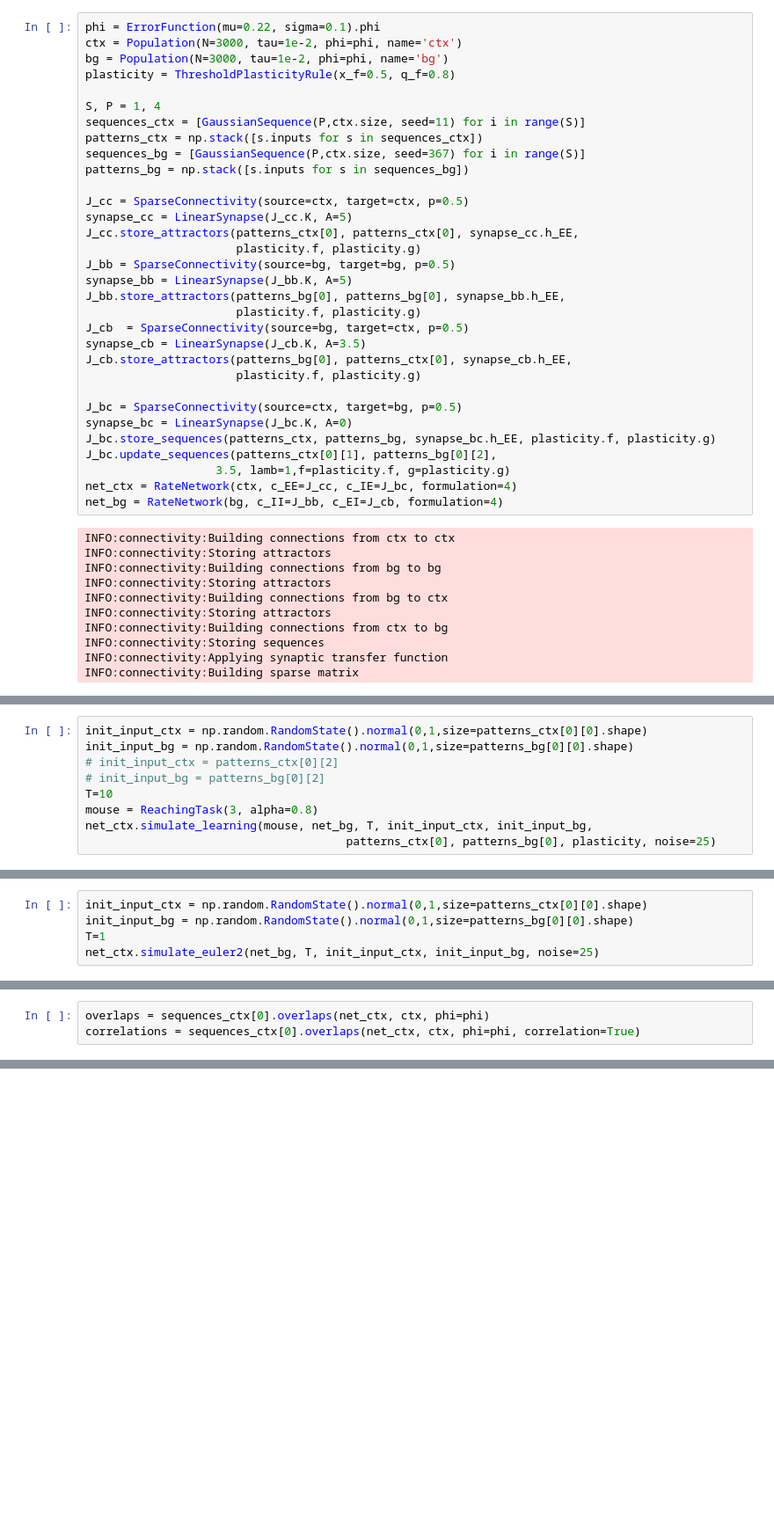
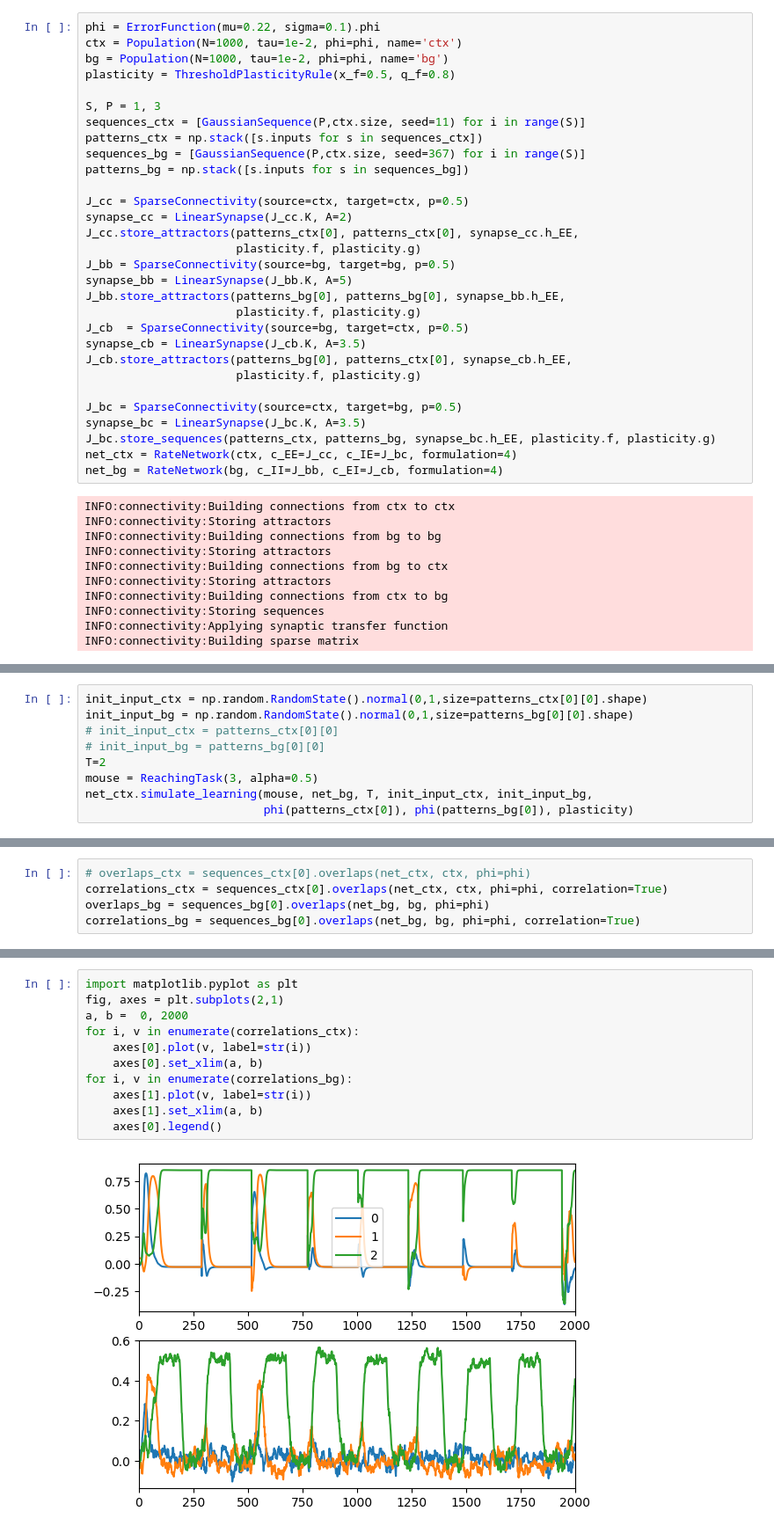
Before and after one commit to jp464/striatal-sequence, a Jupyter notebook: figures/article/1/net2-learning.ipynb, the cells around one changed output, grey strips where cells are left out. Shown at 88% size. Drawn from its saved outputs; the diff is of its cells as text; blank space fills up the shorter version.

```diff
--- a/figures/article/1/net2-learning.ipynb
+++ b/figures/article/1/net2-learning.ipynb
@@ -15,18 +14,18 @@ import matplotlib.pyplot as plt
 logging.basicConfig(level=logging.INFO)
 # %%
 phi = ErrorFunction(mu=0.22, sigma=0.1).phi
-ctx = Population(N=3000, tau=1e-2, phi=phi, name='ctx')
-bg = Population(N=3000, tau=1e-2, phi=phi, name='bg')
+ctx = Population(N=1000, tau=1e-2, phi=phi, name='ctx')
+bg = Population(N=1000, tau=1e-2, phi=phi, name='bg')
 plasticity = ThresholdPlasticityRule(x_f=0.5, q_f=0.8)
 
-S, P = 1, 4
+S, P = 1, 3
 sequences_ctx = [GaussianSequence(P,ctx.size, seed=11) for i in range(S)]
 patterns_ctx = np.stack([s.inputs for s in sequences_ctx])
 sequences_bg = [GaussianSequence(P,ctx.size, seed=367) for i in range(S)]
 patterns_bg = np.stack([s.inputs for s in sequences_bg])
 
 J_cc = SparseConnectivity(source=ctx, target=ctx, p=0.5)
-synapse_cc = LinearSynapse(J_cc.K, A=5)
+synapse_cc = LinearSynapse(J_cc.K, A=2)
 J_cc.store_attractors(patterns_ctx[0], patterns_ctx[0], synapse_cc.h_EE,
                       plasticity.f, plasticity.g)
 J_bb = SparseConnectivity(source=bg, target=bg, p=0.5)
@@ -39,10 +38,8 @@ J_cb.store_attractors(patterns_bg[0], patterns_ctx[0], synapse_cb.h_EE,
                       plasticity.f, plasticity.g)
 
 J_bc = SparseConnectivity(source=ctx, target=bg, p=0.5)
-synapse_bc = LinearSynapse(J_bc.K, A=0)
+synapse_bc = LinearSynapse(J_bc.K, A=3.5)
 J_bc.store_sequences(patterns_ctx, patterns_bg, synapse_bc.h_EE, plasticity.f, plasticity.g)
-J_bc.update_sequences(patterns_ctx[0][1], patterns_bg[0][2],
-                   3.5, lamb=1,f=plasticity.f, g=plasticity.g)
 net_ctx = RateNetwork(ctx, c_EE=J_cc, c_IE=J_bc, formulation=4)
 net_bg = RateNetwork(bg, c_II=J_bb, c_EI=J_cb, formulation=4)
 # %% [output]
@@ -69,11 +88,11 @@ net_ctx = RateNetwork(ctx, c_EE=J_cc, c_IE=J_bc, formulation=4, disable_pbar=Tru
 # %%
 init_input_ctx = np.random.RandomState().normal(0,1,size=patterns_ctx[0][0].shape)
 init_input_bg = np.random.RandomState().normal(0,1,size=patterns_bg[0][0].shape)
-# init_input_ctx = patterns_ctx[0][2]
-# init_input_bg = patterns_bg[0][2]
-T=10
-mouse = ReachingTask(3, alpha=0.8)
+# init_input_ctx = patterns_ctx[0][0]
+# init_input_bg = patterns_bg[0][0]
+T=2
+mouse = ReachingTask(3, alpha=0.5)
 net_ctx.simulate_learning(mouse, net_bg, T, init_input_ctx, init_input_bg,
-                                      patterns_ctx[0], patterns_bg[0], plasticity, noise=25)
+                          phi(patterns_ctx[0]), phi(patterns_bg[0]), plasticity)
 # %% [output]
 INFO:network:Integrating network dynamics
@@ -92,5 +109,0 @@ lick-->aim in 0 0
-# %%
-init_input_ctx = np.random.RandomState().normal(0,1,size=patterns_ctx[0][0].shape)
-init_input_bg = np.random.RandomState().normal(0,1,size=patterns_bg[0][0].shape)
-T=1
-net_ctx.simulate_euler2(net_bg, T, init_input_ctx, init_input_bg, noise=25)
@@ -99,4 +110,6 @@ INFO:network:Integrating network dynamics
 # %%
-overlaps = sequences_ctx[0].overlaps(net_ctx, ctx, phi=phi)
-correlations = sequences_ctx[0].overlaps(net_ctx, ctx, phi=phi, correlation=True)
+# overlaps_ctx = sequences_ctx[0].overlaps(net_ctx, ctx, phi=phi)
+correlations_ctx = sequences_ctx[0].overlaps(net_ctx, ctx, phi=phi, correlation=True)
+overlaps_bg = sequences_bg[0].overlaps(net_bg, bg, phi=phi)
+correlations_bg = sequences_bg[0].overlaps(net_bg, bg, phi=phi, correlation=True)
 # %% [output]
@@ -107,0 +121,13 @@ np.savez('/Users/stanleypark/Desktop/code/hebbian_sequence_learning/figures/arti
+# %%
+import matplotlib.pyplot as plt
+fig, axes = plt.subplots(2,1)
+a, b =  0, 2000
+for i, v in enumerate(correlations_ctx):
+    axes[0].plot(v, label=str(i))
+    axes[0].set_xlim(a, b)
+for i, v in enumerate(correlations_bg):
+    axes[1].plot(v, label=str(i))
+    axes[1].set_xlim(a, b)
+    axes[0].legend()
+# %% [output]
+[figure, added]
```
Also changed, not shown: parts of 8 cells of this notebook, 6 other files.
